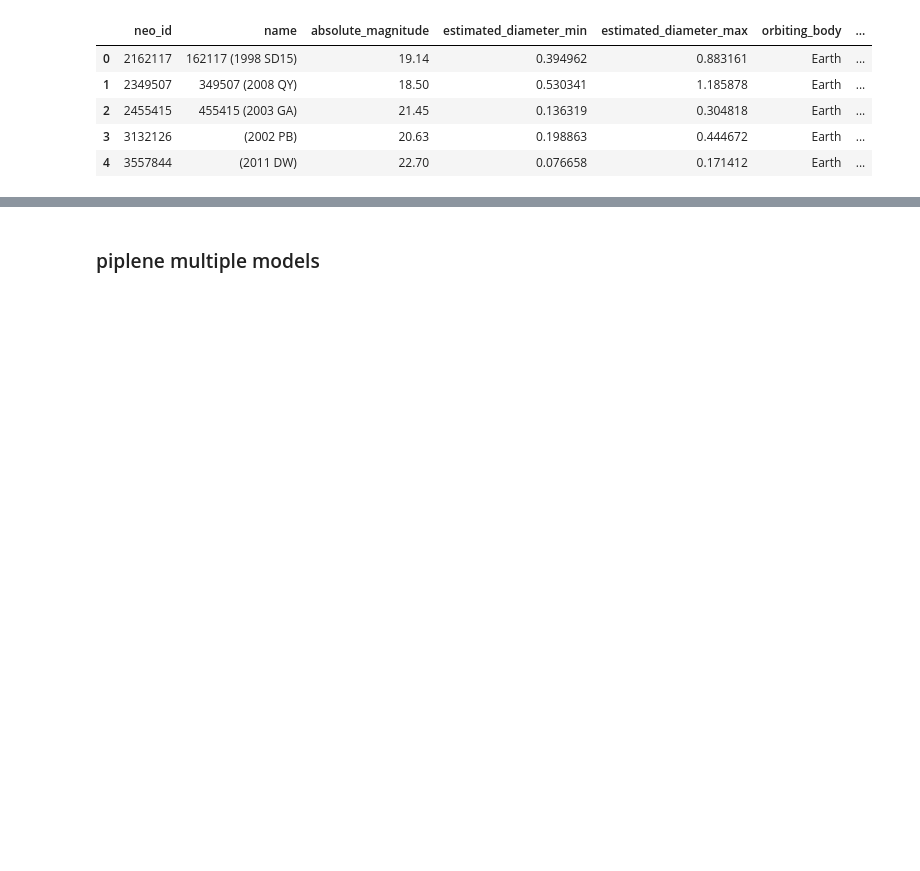
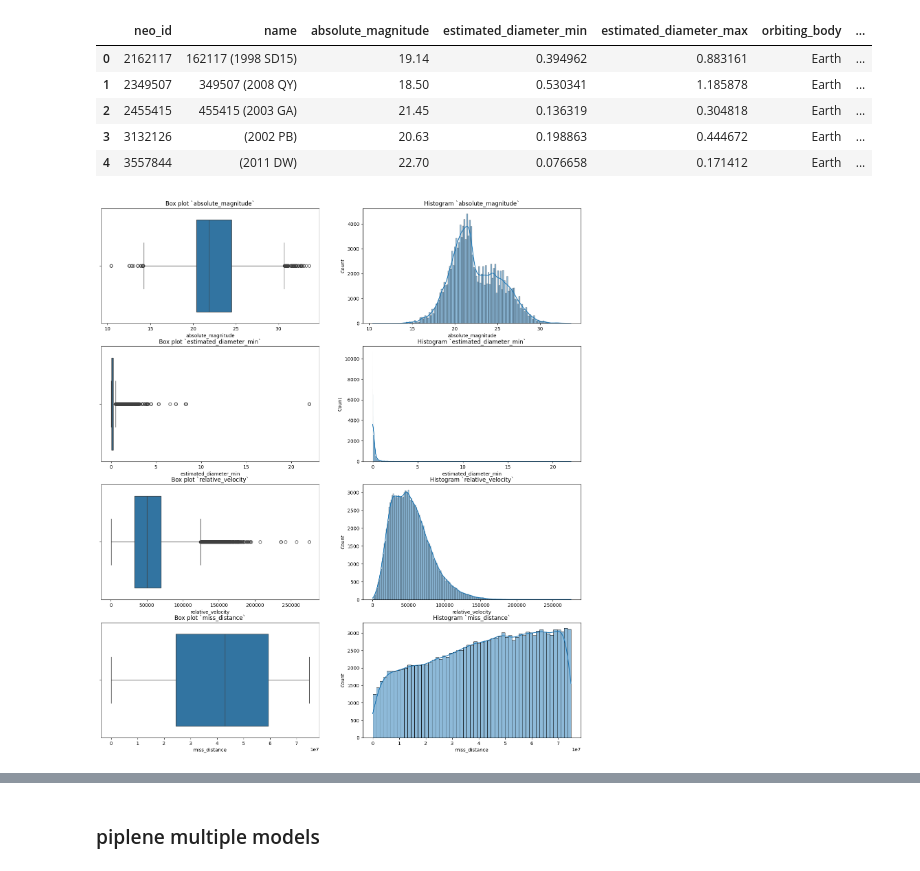
Before and after one commit to KhalylDammas/neo-hazardous-classification, a Jupyter notebook: neo/notebooks/Khalyl's_Notebook.ipynb, the cells around one changed output, grey strips where cells are left out. Drawn from its saved outputs; the diff is of its cells as text; code cells hidden in the pictures; blank space fills up the shorter version.

```diff
--- a/neo/notebooks/Khalyl's_Notebook.ipynb
+++ b/neo/notebooks/Khalyl's_Notebook.ipynb
@@ -41,6 +38,20 @@ df.dropna(inplace=True, ignore_index=True)
 #Separate features and target
 X = df[['absolute_magnitude','estimated_diameter_min','relative_velocity','miss_distance']]
 y = df['is_hazardous']
+# %%
+cols = list(X.columns)
+n_rows = len(cols)
+fig, axes = plt.subplots(nrows=n_rows, ncols=2, figsize=(18, 20))
+
+for i in range(n_rows):
+    # Box plot
+    sns.boxplot(data=X, x=cols[i], ax=axes[i, 0])
+    axes[i, 0].set_title(f"Box plot `{cols[i]}`")
+    # Hostogram
+    sns.histplot(data=X, x=cols[i], kde=True, ax=axes[i, 1])
+    axes[i, 1].set_title(f"Histogram `{cols[i]}`")
+# %% [output]
+[figure, added]
 # %%
 # print the X columns (features)
 X.head()
```
Also changed, not shown: parts of 12 cells of this notebook.
